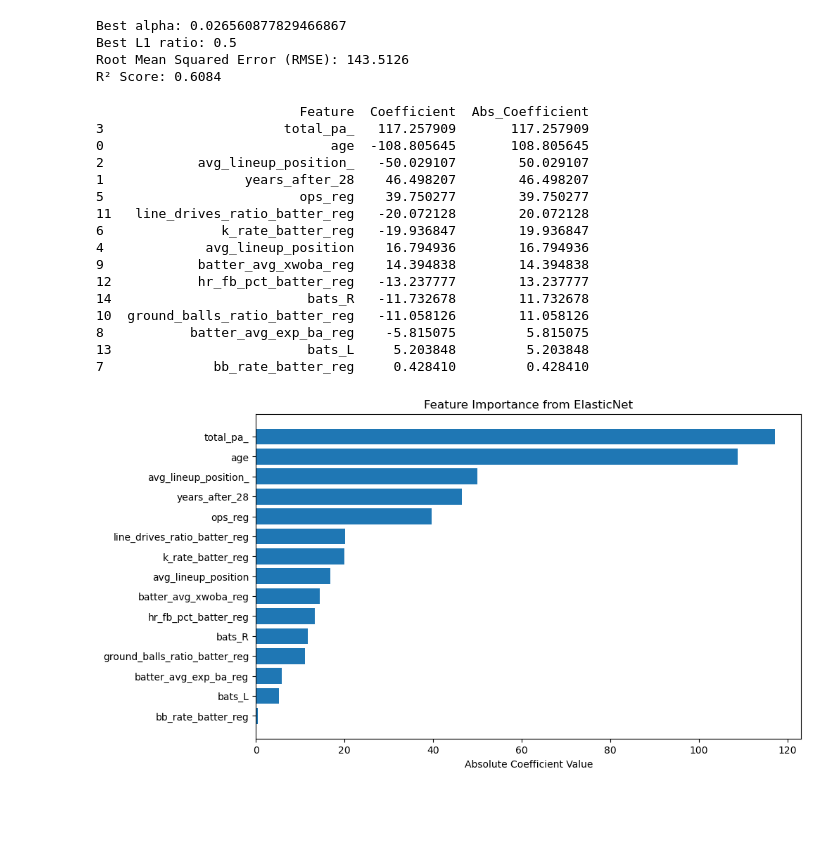
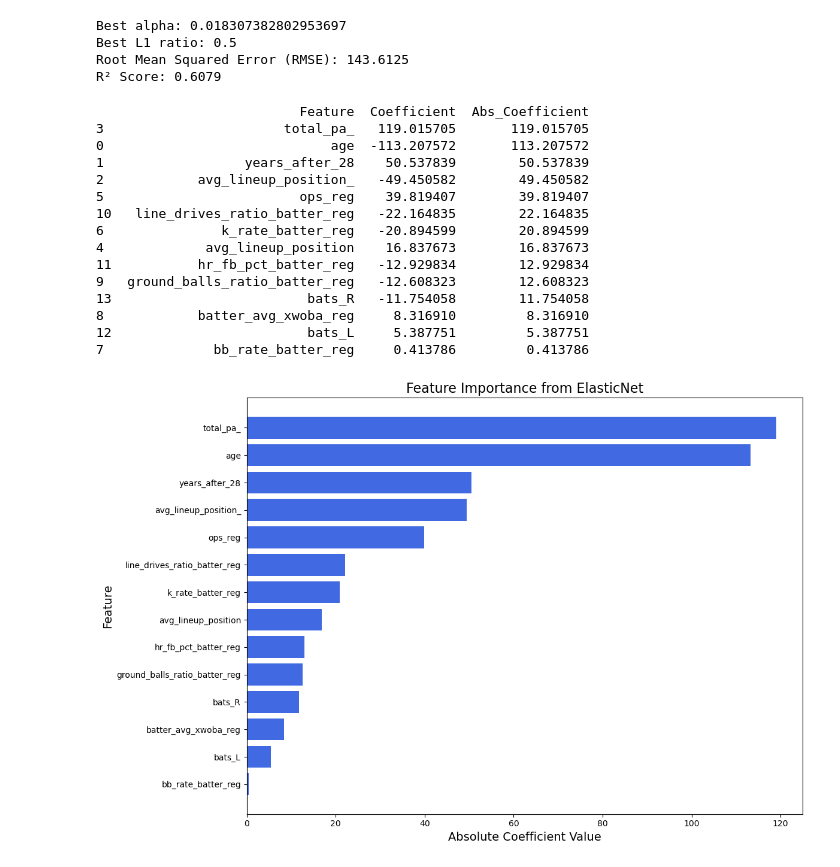
Before and after one commit to etienne-busnel/Cincinnati-Reds-Hackathon-2025, a Jupyter notebook: Batting_Model.ipynb, the cells around one changed output. Cells and saved outputs as stored; diff of their text form; code cells hidden in the pictures; blank space fills up the shorter version.

```diff
--- a/Batting_Model.ipynb
+++ b/Batting_Model.ipynb
@@ -9,7 +9,7 @@ from scipy import stats
 df_batting = pd.read_csv('batter_features.csv')
 # %%
 #drop columns not used in the model
-df_batting.drop(columns=['Unnamed: 0','primary_position','babip_batter_reg','popups_ratio_batter_reg','batter_avg_woba_reg','fly_balls_ratio_batter_reg','batter_avg_exp_b'], inplace=True)
+df_batting.drop(columns=['Unnamed: 0','primary_position','babip_batter_reg','popups_ratio_batter_reg','batter_avg_woba_reg','fly_balls_ratio_batter_reg','batter_avg_exp_ba_reg'], inplace=True)
 # %%
 #!pip install lazypredict
 from sklearn.model_selection import train_test_split
@@ -79,52 +79,64 @@ r2 = r2_score(y_test, y_pred)
 print(f"Root Mean Squared Error (RMSE): {rmse:.4f}")
 print(f"R² Score: {r2:.4f}")
 # %% [output]
-Best alpha: 0.026560877829466867
+Best alpha: 0.018307382802953697
 Best L1 ratio: 0.5
-Root Mean Squared Error (RMSE): 143.5126
-R² Score: 0.6084
+Root Mean Squared Error (RMSE): 143.6125
+R² Score: 0.6079
 # %%
 coefficients = elastic_net.coef_
 
 # Create a DataFrame for the coefficients to associate with feature names
 # After scaling, the feature names are lost, so we use the columns from X
 feature_importance = pd.DataFrame({
     'Feature': X_train.columns,  # Use the original feature names from X
     'Coefficient': coefficients
 })
 
 # Sort the features by the absolute value of the coefficients
 feature_importance['Abs_Coefficient'] = feature_importance['Coefficient'].abs()
 feature_importance = feature_importance.sort_values(by='Abs_Coefficient', ascending=False)
 
 # Print the feature importance
 print(feature_importance)
 
-# Plot the feature importance
-plt.figure(figsize=(10, 6))
-plt.barh(feature_importance['Feature'], feature_importance['Abs_Coefficient'])
-plt.xlabel('Absolute Coefficient Value')
-plt.title('Feature Importance from ElasticNet')
-plt.gca().invert_yaxis()  # To show the most important feature at the top
+# Set up the figure size
+plt.figure(figsize=(12, 8))
+
+# Create the bar plot
+plt.barh(feature_importance['Feature'], feature_importance['Abs_Coefficient'], color='royalblue')
+
+# Set labels and title
+plt.xlabel('Absolute Coefficient Value', fontsize=14)
+plt.ylabel('Feature', fontsize=14)
+plt.title('Feature Importance from ElasticNet', fontsize=16)
+
+# Invert y-axis to show most important features at the top
+plt.gca().invert_yaxis()
+
+# Adjust layout to prevent cutoff
+plt.tight_layout()
+
+# Save and show the plot
+plt.savefig("batting_feature_importance.jpg", bbox_inches='tight')
 plt.show()
 # %% [output]
                           Feature  Coefficient  Abs_Coefficient
-3                       total_pa_   117.257909       117.257909
-0                             age  -108.805645       108.805645
-2            avg_lineup_position_   -50.029107        50.029107
-1                  years_after_28    46.498207        46.498207
-5                         ops_reg    39.750277        39.750277
-11   line_drives_ratio_batter_reg   -20.072128        20.072128
-6               k_rate_batter_reg   -19.936847        19.936847
-4             avg_lineup_position    16.794936        16.794936
-9            batter_avg_xwoba_reg    14.394838        14.394838
-12           hr_fb_pct_batter_reg   -13.237777        13.237777
-14                         bats_R   -11.732678        11.732678
-10  ground_balls_ratio_batter_reg   -11.058126        11.058126
-8           batter_avg_exp_ba_reg    -5.815075         5.815075
-13                         bats_L     5.203848         5.203848
-7              bb_rate_batter_reg     0.428410         0.428410
+3                       total_pa_   119.015705       119.015705
+0                             age  -113.207572       113.207572
+1                  years_after_28    50.537839        50.537839
+2            avg_lineup_position_   -49.450582        49.450582
+5                         ops_reg    39.819407        39.819407
+10   line_drives_ratio_batter_reg   -22.164835        22.164835
+6               k_rate_batter_reg   -20.894599        20.894599
+4             avg_lineup_position    16.837673        16.837673
+11           hr_fb_pct_batter_reg   -12.929834        12.929834
+9   ground_balls_ratio_batter_reg   -12.608323        12.608323
+13                         bats_R   -11.754058        11.754058
+8            batter_avg_xwoba_reg     8.316910         8.316910
+12                         bats_L     5.387751         5.387751
+7              bb_rate_batter_reg     0.413786         0.413786
-[figure, old version]
+[figure, new version]
 # %%
 print("\nActual vs Predicted Values:")
 print(pd.DataFrame({"Actual": y_test, "Predicted": y_pred}).head(20))  # Show first 20 rows
```
Also changed, not shown: parts of 10 cells of this notebook, 1 other file.
